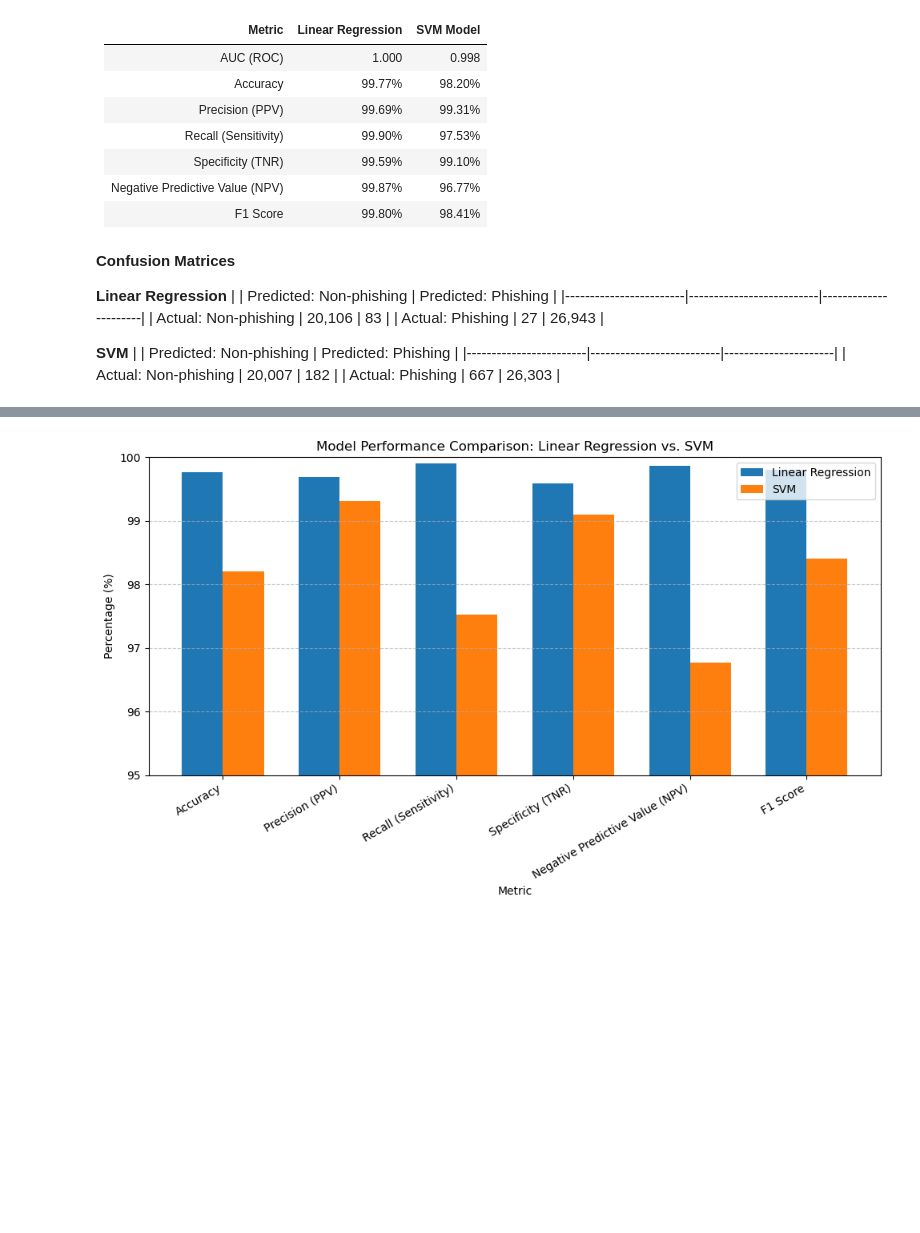
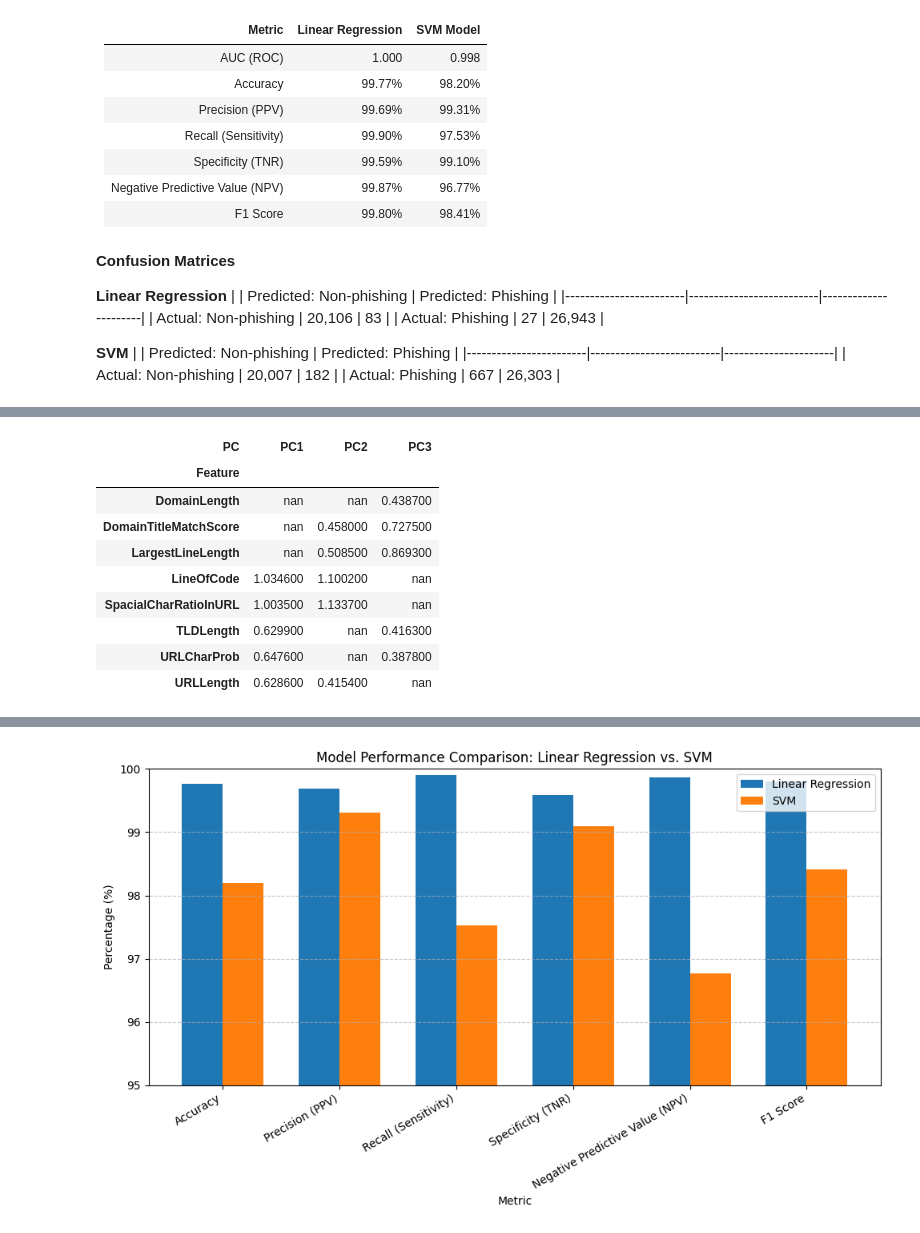
Before and after one commit to Scox97/DS7331_Group_Project, a Jupyter notebook: DS7331_GP2_Mini_Lab_1.ipynb, the cells around one changed output, grey strips where cells are left out. Saved outputs shown, nothing was run; the diff lists cells and outputs as text; code cells hidden in the pictures; blank space fills up the shorter version.

```diff
--- a/DS7331_GP2_Mini_Lab_1.ipynb
+++ b/DS7331_GP2_Mini_Lab_1.ipynb
@@ -865,0 +999,77 @@ Number of overlapping samples: 0
+# %%
+## PCA for Vectors
+
+palette = px.colors.qualitative.Dark2
+
+
+X_transformed = pipeline.named_steps['preprocessor'].transform(X_holdout)
+pca = PCA(n_components=3, random_state=42)
+X_pca = pca.fit_transform(X_transformed)
+
+margin_threshold = 2000
+decision_scores = pipeline.decision_function(X_holdout)
+margin_indices = np.where(np.abs(decision_scores) < margin_threshold)[0]
+
+margin_mask = np.zeros(len(X_holdout), dtype=bool)
+margin_mask[margin_indices] = True
+
+pca_df = pd.DataFrame({
+    "PC1": X_pca[:, 0],
+    "PC2": X_pca[:, 1],
+    "PC3": X_pca[:, 2],
+    "Label": y_holdout.astype(str).values,
+    "SupportVectorCandidate": np.where(margin_mask, "Yes", "No")
+})
+
+pca_df["ColorCategory"] = pca_df["Label"] + " / " + pca_df["SupportVectorCandidate"]
+unique_categories = pca_df["ColorCategory"].unique()
+color_map = {cat: palette[i % len(palette)] for i, cat in enumerate(unique_categories)}
+
+
+fig = px.scatter_3d(
+    pca_df,
+    x="PC1",
+    y="PC2",
+    z="PC3",
+    color="ColorCategory",
+    symbol="SupportVectorCandidate",
+    opacity=0.75,
+    title="3D PCA Visualization with Margin Points Highlighted",
+    color_discrete_map=color_map
+)
+fig.update_traces(marker=dict(size=4))
+fig.show()
+loadings = pca.components_.T * np.sqrt(pca.explained_variance_)
+correlation_matrix = pd.DataFrame(
+    loadings,
+    columns=[f"PC{i+1}" for i in range(pca.n_components_)],
+    index=X_final.columns,
+)
+
+n_components = pca.n_components_ if hasattr(pca, 'n_components_') else pca.n_components
+top_features = 5
+pc_columns = [f"PC{i+1}" for i in range(n_components)]
+table_data = []
+
+for pc in pc_columns:
+    top = (
+        correlation_matrix[pc]
+        .abs()
+        .sort_values(ascending=False)
+        .head(top_features)
+        .reset_index()
+    )
+    top.columns = ["Feature", "Importance"]
+    top["PC"] = pc
+    table_data.append(top)
+
+result_table = pd.concat(table_data)
+pivot_table = result_table.pivot(
+    index="Feature", columns="PC", values="Importance"
+).round(4)
+display(
+    pivot_table.style.background_gradient(cmap="viridis", axis=None)
+    .set_caption("Top Features per Principal Component")
+    .set_table_attributes('style="width: 100%;"')
+)
+# %% [output]
@@ -865,0 +1077,10 @@ Number of overlapping samples: 0
+| PC | PC1 | PC2 | PC3 |
+| Feature |  |  |  |
+| DomainLength | nan | nan | 0.438700 |
+| DomainTitleMatchScore | nan | 0.458000 | 0.727500 |
+| LargestLineLength | nan | 0.508500 | 0.869300 |
+| LineOfCode | 1.034600 | 1.100200 | nan |
+| SpacialCharRatioInURL | 1.003500 | 1.133700 | nan |
+| TLDLength | 0.629900 | nan | 0.416300 |
+| URLCharProb | 0.647600 | nan | 0.387800 |
+| URLLength | 0.628600 | 0.415400 | nan |
```
Also changed, not shown: parts of 10 cells of this notebook.
